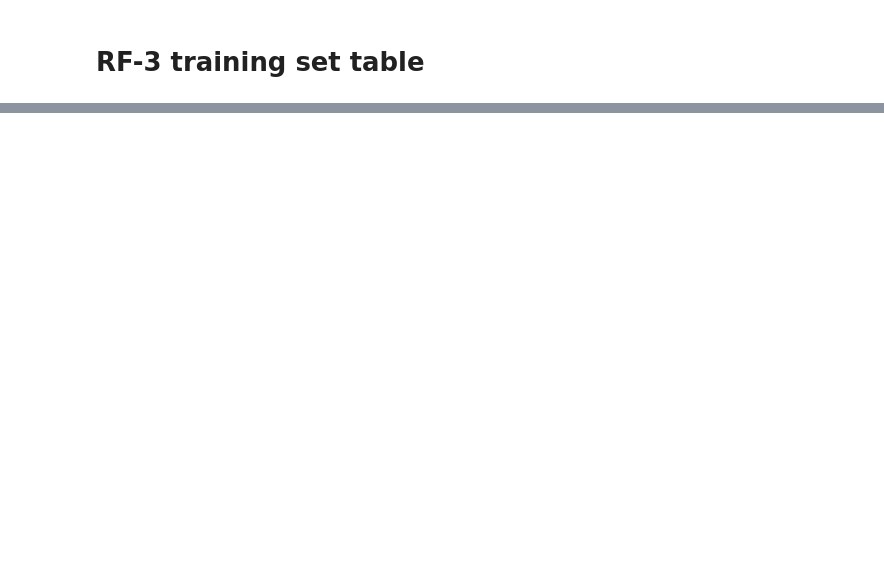
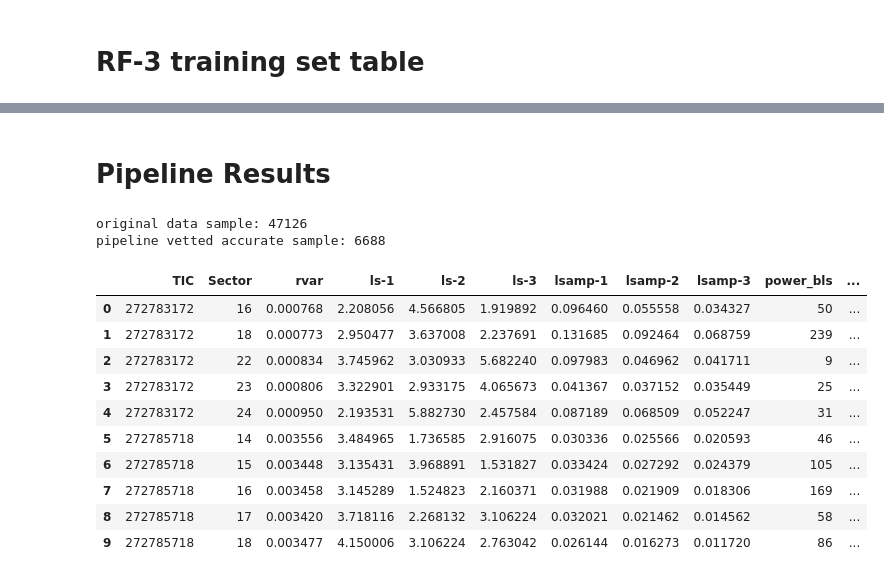
Before and after one commit to deerow22/helenResearch, a Jupyter notebook: PaperPlots/Final_Tables.ipynb, the cells around one changed output, grey strips where cells are left out. Drawn from its saved outputs; the diff is of its cells as text; code cells hidden in the pictures; blank space fills up the shorter version.

Commit message:
added final table of vetted results

```diff
--- a/PaperPlots/Final_Tables.ipynb
+++ b/PaperPlots/Final_Tables.ipynb
@@ -96,3 +96,37 @@ rf3_paper
 | 7 | 27007362 | 1 | 15.0 | 48.312744 | 6.422989 | 5.595395 | 10.042480 | 0.010887 | 0.009979 | 0.008428 | 0.081929 | ... |
 | 8 | 27083004 | 1 | 14.0 | 44.422900 | 3.655223 | 7.281413 | 2.836682 | 0.031739 | 0.022610 | 0.016002 | 0.404924 | ... |
 | 9 | 27083004 | 1 | 15.0 | 45.532666 | 7.326836 | 5.078339 | 12.756602 | 0.105865 | 0.102241 | 0.023959 | 0.404924 | ... |
+# %% [markdown]
+# Pipeline Results
+# %%
+#load pipeline vetted data
+results = pd.read_csv('~/Desktop/test_sets/test-6/RF123_results_df_v6.csv') #has pipeline predictions
+results = results.drop(columns=['Unnamed: 0']) #remove relic from saving
+print('original data sample:',len(results))
+
+#make cuts to id those sucessfully passing pipeline
+cut_1 = (results['RF1predict_class']==1)
+cut_2 = (results['RF2predict_class']==1)
+cut_3 = (results['RF3predict_class']==3)
+good_results = results[cut_1 & cut_2 & cut_3]
+print('pipeline vetted accurate sample:',len(good_results))
+# %% [output]
+original data sample: 47126
+pipeline vetted accurate sample: 6688
+# %%
+#display table with all features used in vetting
+good_results = good_results.reset_index(drop=True)
+good_results = good_results[['TIC', 'Sector', 'rvar', 'ls-1', 'ls-2', 'ls-3', 'lsamp-1', 'lsamp-2', 'lsamp-3', 'power_bls', 'period_bls', 'depth_bls', 'tt_bls', 'dur_bls', 'Vmag', 'Tmag', 'contratio', 'random']]
+good_results[0:10]
+# %% [output]
+|  | TIC | Sector | rvar | ls-1 | ls-2 | ls-3 | lsamp-1 | lsamp-2 | lsamp-3 | power_bls | ... |
+| 0 | 272783172 | 16 | 0.000768 | 2.208056 | 4.566805 | 1.919892 | 0.096460 | 0.055558 | 0.034327 | 50 | ... |
+| 1 | 272783172 | 18 | 0.000773 | 2.950477 | 3.637008 | 2.237691 | 0.131685 | 0.092464 | 0.068759 | 239 | ... |
+| 2 | 272783172 | 22 | 0.000834 | 3.745962 | 3.030933 | 5.682240 | 0.097983 | 0.046962 | 0.041711 | 9 | ... |
+| 3 | 272783172 | 23 | 0.000806 | 3.322901 | 2.933175 | 4.065673 | 0.041367 | 0.037152 | 0.035449 | 25 | ... |
+| 4 | 272783172 | 24 | 0.000950 | 2.193531 | 5.882730 | 2.457584 | 0.087189 | 0.068509 | 0.052247 | 31 | ... |
+| 5 | 272785718 | 14 | 0.003556 | 3.484965 | 1.736585 | 2.916075 | 0.030336 | 0.025566 | 0.020593 | 46 | ... |
+| 6 | 272785718 | 15 | 0.003448 | 3.135431 | 3.968891 | 1.531827 | 0.033424 | 0.027292 | 0.024379 | 105 | ... |
+| 7 | 272785718 | 16 | 0.003458 | 3.145289 | 1.524823 | 2.160371 | 0.031988 | 0.021909 | 0.018306 | 169 | ... |
+| 8 | 272785718 | 17 | 0.003420 | 3.718116 | 2.268132 | 3.106224 | 0.032021 | 0.021462 | 0.014562 | 58 | ... |
+| 9 | 272785718 | 18 | 0.003477 | 4.150006 | 3.106224 | 2.763042 | 0.026144 | 0.016273 | 0.011720 | 86 | ... |
```
Also changed, not shown: parts of 1 cell of this notebook.
